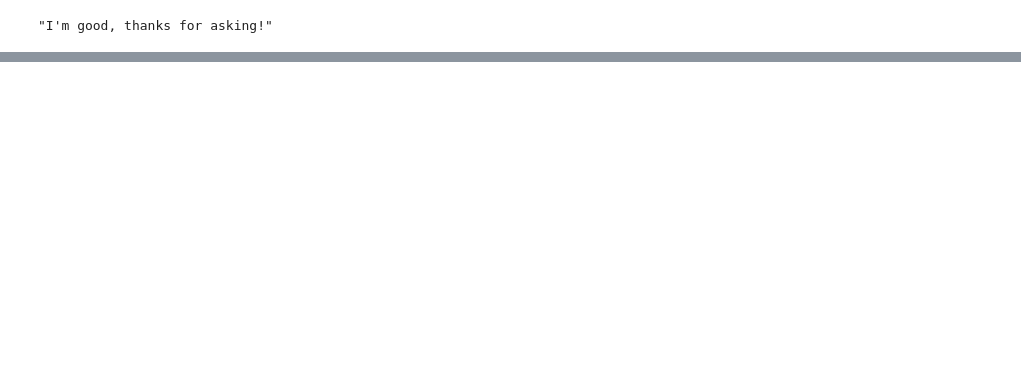
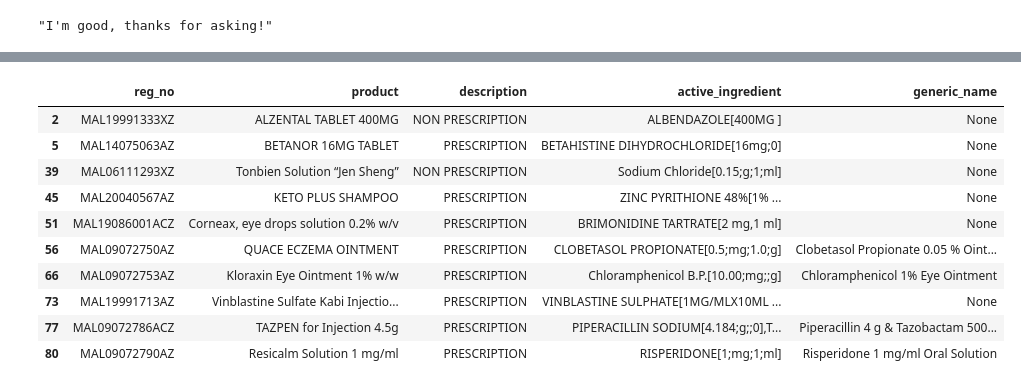
Before and after one commit to amalzulkipli/ai_classifier, a Jupyter notebook: classifier.ipynb, the cells around one changed output, grey strips where cells are left out. Drawn from its saved outputs; the diff is of its cells as text; code cells hidden in the pictures; blank space fills up the shorter version.

```diff
--- a/classifier.ipynb
+++ b/classifier.ipynb
@@ -106,0 +121,16 @@ with open('items.csv', 'r') as file:
+# %%
+# URL DATA from data.gov.my
+PHARM_URL_DATA = 'https://storage.data.gov.my/healthcare/pharmaceutical_products.parquet'
+
+# Function to read and process dataframe
+def read_and_process_df(url):
+    df = pd.read_parquet(url)
+    if 'date' in df.columns:
+        df['date'] = pd.to_datetime(df['date'])
+    return df
+
+# Read and process dataframes
+pharm_df = read_and_process_df(PHARM_URL_DATA).iloc[2:]
+
+# Return pharm_df with description column 'PRESCRIPTION','NON PRESCRIPTION' only
+rx_pharm = pharm_df[pharm_df['description'].isin(['PRESCRIPTION','NON PRESCRIPTION'])]
@@ -106,0 +153,16 @@ with open('items.csv', 'r') as file:
+# %%
+test_data = rx_pharm[['reg_no','product','description','active_ingredient', 'generic_name']]
+test_data = test_data.iloc[0:10]
+test_data
+# %% [output]
+|  | reg_no | product | description | active_ingredient | generic_name |
+| 2 | MAL19991333XZ | ALZENTAL TABLET 400MG | NON PRESCRIPTION | ALBENDAZOLE[400MG ] | None |
+| 5 | MAL14075063AZ | BETANOR 16MG TABLET | PRESCRIPTION | BETAHISTINE DIHYDROCHLORIDE[16mg;0] | None |
+| 39 | MAL06111293XZ | Tonbien Solution “Jen Sheng” | NON PRESCRIPTION | Sodium Chloride[0.15;g;1;ml] | None |
+| 45 | MAL20040567AZ | KETO PLUS SHAMPOO | PRESCRIPTION | ZINC PYRITHIONE 48%[1% ... | None |
+| 51 | MAL19086001ACZ | Corneax, eye drops solution 0.2% w/v | PRESCRIPTION | BRIMONIDINE TARTRATE[2 mg,1 ml] | None |
+| 56 | MAL09072750AZ | QUACE ECZEMA OINTMENT | PRESCRIPTION | CLOBETASOL PROPIONATE[0.5;mg;1.0;g] | Clobetasol Propionate 0.05 % Oint... |
+| 66 | MAL09072753AZ | Kloraxin Eye Ointment 1% w/w | PRESCRIPTION | Chloramphenicol B.P.[10.00;mg;;g] | Chloramphenicol 1% Eye Ointment |
+| 73 | MAL19991713AZ | Vinblastine Sulfate Kabi Injectio... | PRESCRIPTION | VINBLASTINE SULPHATE[1MG/MLX10ML ... | None |
+| 77 | MAL09072786ACZ | TAZPEN for Injection 4.5g | PRESCRIPTION | PIPERACILLIN SODIUM[4.184;g;;0],T... | Piperacillin 4 g & Tazobactam 500... |
+| 80 | MAL09072790AZ | Resicalm Solution 1 mg/ml | PRESCRIPTION | RISPERIDONE[1;mg;1;ml] | Risperidone 1 mg/ml Oral Solution |
```
Also changed, not shown: parts of 7 cells of this notebook.
